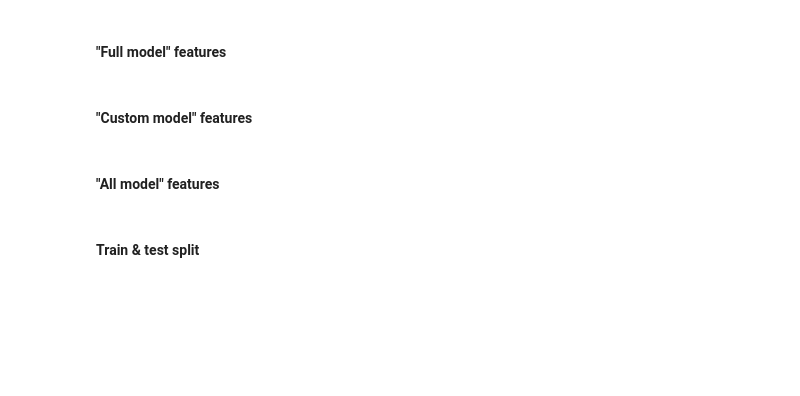
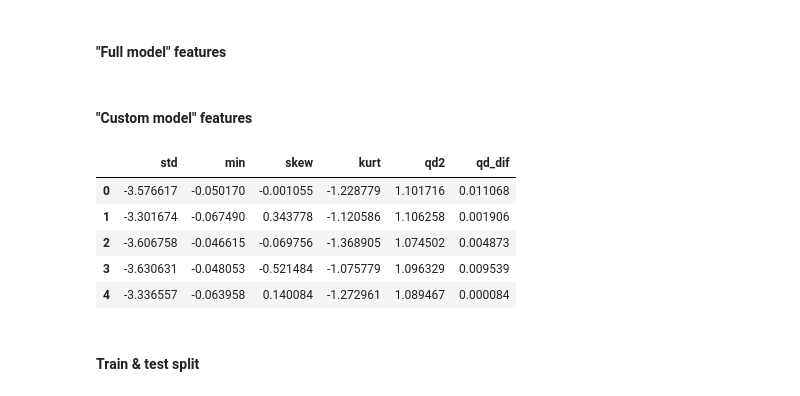
Before and after one commit to sarajcev/data-driven-prediction-of-battery-cycle-life-before-capacity-degradation, a Jupyter notebook: Models.ipynb, the cells around one changed output. Drawn from its saved outputs; the diff is of its cells as text; code cells hidden in the pictures; blank space fills up the shorter version.

```diff
--- a/Models.ipynb
+++ b/Models.ipynb
@@ -344,35 +356,43 @@ x1            -0.1107      0.007    -15.358      0.000      -0.125      -0.097
 # Model usues a combination of statistical features from the deltaQ
 # curve (see above) and the battery cell discharge fade curve.
 if set_of_features == 'discharge':
-    discharge_features = ['std', 'min', 'skew', 'kurt', 'qd2', 'qd_dif']
-    X_data = pd.DataFrame(X_data, columns=discharge_features)
-    X_data['std'] = X_data['std'].values**2  # variance
+    selected_features = ['std', 'min', 'skew', 'kurt', 'qd2', 'qd_dif']
 # %% [markdown]
 #### "Full model" features
 # %%
 # Model uses a more extensive set of engineered features.
 if set_of_features == 'full':
-    full_features = ['std', 'min', 'qd2', 'slope', 'inter', 'char5',
-                     't_int', 'rsmin', 'rsdif']
-    X_data = pd.DataFrame(X_data, columns=full_features)
-    X_data['std'] = X_data['std'].values**2  # variance
+    selected_features = ['std', 'min', 'qd2', 'slope', 'inter', 'char5',
+                         't_int', 'rsmin', 'rsdif']
 # %% [markdown]
 #### "Custom model" features
 # %%
 # My custom model.
 if set_of_features == 'custom':
-    my_features = ['min', 'std', 'mode', 'kurt', 'iqr', 'dq_auc',
-                   'slope', 'char5', 'rsmin', 'qd_dif', 'auc50q']
-    X_data = pd.DataFrame(X_data, columns=my_features)
-    X_data['logvar'] = np.log10(X_data['std'].values**2)  # log10 of variance
+    selected_features = ['min', 'std', 'mode', 'kurt', 'iqr', 'dq_auc',
+                         'slope', 'char5', 'rsmin', 'qd_dif', 'auc50q']
-# %% [markdown]
-#### "All model" features
-# %%
-# Using all derived features.
-if set_of_features == 'all':
-    X_data = pd.DataFrame(X_data)
-    X_data['logvar'] = np.log10(X_data['std'].values**2)  # log10 of variance
-    X_data.head()
+# %%
+if set_of_features == 'all':
+    # Using all derived features.
+    X_data = pd.DataFrame(X_data_dict)
+    # Remove classification features.
+    X_data.drop(['class_min', 'class_std'], inplace=True)
+elif set_of_features in ['discharge', 'full', 'custom']:
+    # Using only selected features.
+    X_data = pd.DataFrame(X_data_dict, columns=selected_features)
+else:
+    raise NotImplementedError(f'Model: {set_of_features} is not recognized!')
+
+# Edit feature: log10 of the variance.
+X_data['std'] = np.log10(X_data['std'].values**2)
+X_data.head()
+# %% [output]
+|  | std | min | skew | kurt | qd2 | qd_dif |
+| 0 | -3.576617 | -0.050170 | -0.001055 | -1.228779 | 1.101716 | 0.011068 |
+| 1 | -3.301674 | -0.067490 | 0.343778 | -1.120586 | 1.106258 | 0.001906 |
+| 2 | -3.606758 | -0.046615 | -0.069756 | -1.368905 | 1.074502 | 0.004873 |
+| 3 | -3.630631 | -0.048053 | -0.521484 | -1.075779 | 1.096329 | 0.009539 |
+| 4 | -3.336557 | -0.063958 | 0.140084 | -1.272961 | 1.089467 | 0.000084 |
 # %% [markdown]
 #### Train & test split
 # %%
```
Also changed, not shown: parts of 28 cells of this notebook, 1 other file.
